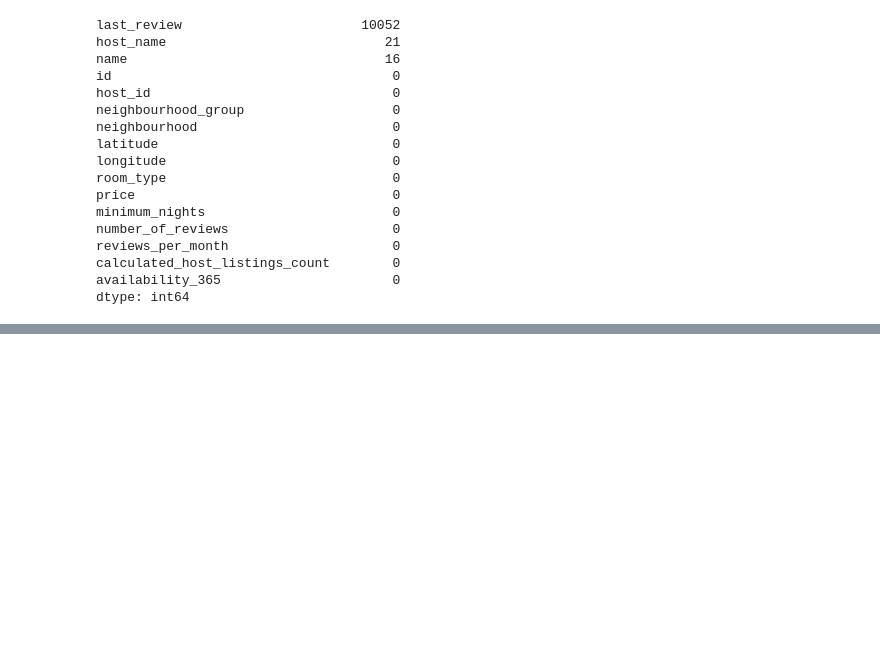
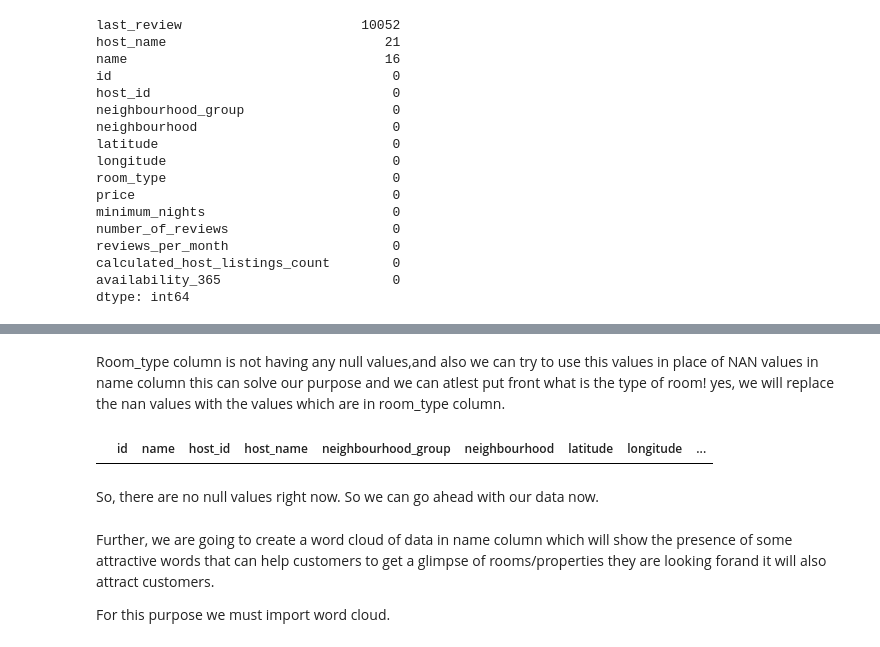
Before and after one commit to Shrez7961/Airbnb-Booking-Analysis, a Jupyter notebook: EDA_Airbnb_Booking_Analysis.ipynb, the cells around one changed output, grey strips where cells are left out. Drawn from its saved outputs; the diff is of its cells as text; code cells hidden in the pictures; blank space fills up the shorter version.

```diff
--- a/EDA_Airbnb_Booking_Analysis.ipynb
+++ b/EDA_Airbnb_Booking_Analysis.ipynb
@@ -224,0 +297,3 @@ df['last_review'].max()
+# %% [markdown]
+Room_type column is not having any null values,and also we can try to use this values in place of NAN values in name column this can solve our purpose and we can atlest put front what is the type of room!
+yes, we will replace the nan values with the values which are in room_type column.
@@ -224,0 +303,11 @@ df['last_review'].max()
+# %%
+# lets chexk the changes:
+df[df['name'].isnull()].head()
+# %% [output]
+|  | id | name | host_id | host_name | neighbourhood_group | neighbourhood | latitude | longitude | ... |
+# %% [markdown]
+So, there are no null values right now. So we can go ahead with our data now.
+# %% [markdown]
+Further, we are going to create a word cloud of data in name column which will show the presence of some attractive words that can help customers to get a glimpse of rooms/properties they are looking forand it will also attract customers.
+
+For this purpose we must import word cloud.
```
Also changed, not shown: parts of 26 cells of this notebook.
